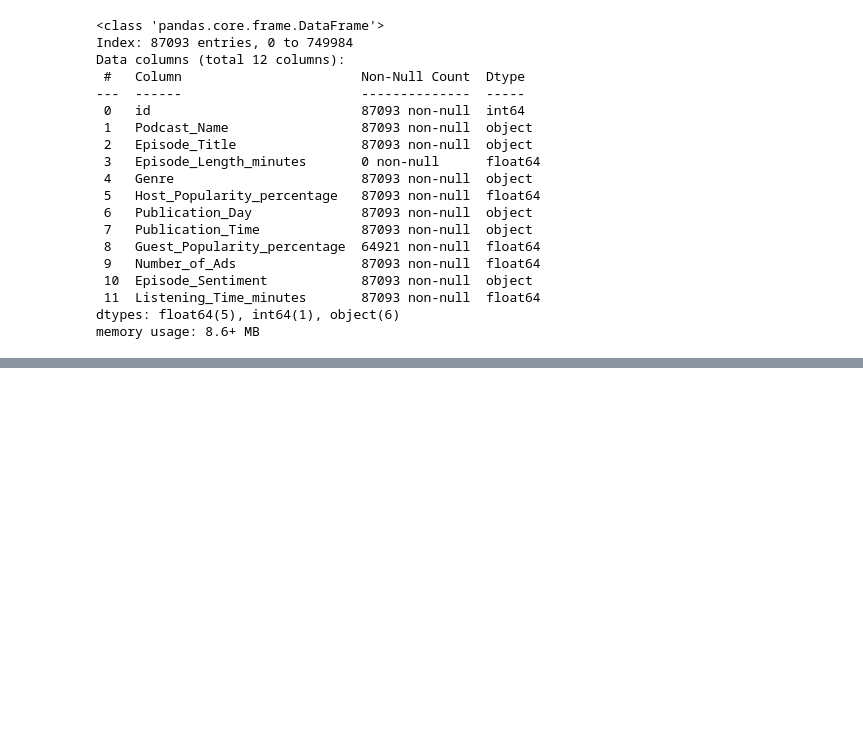
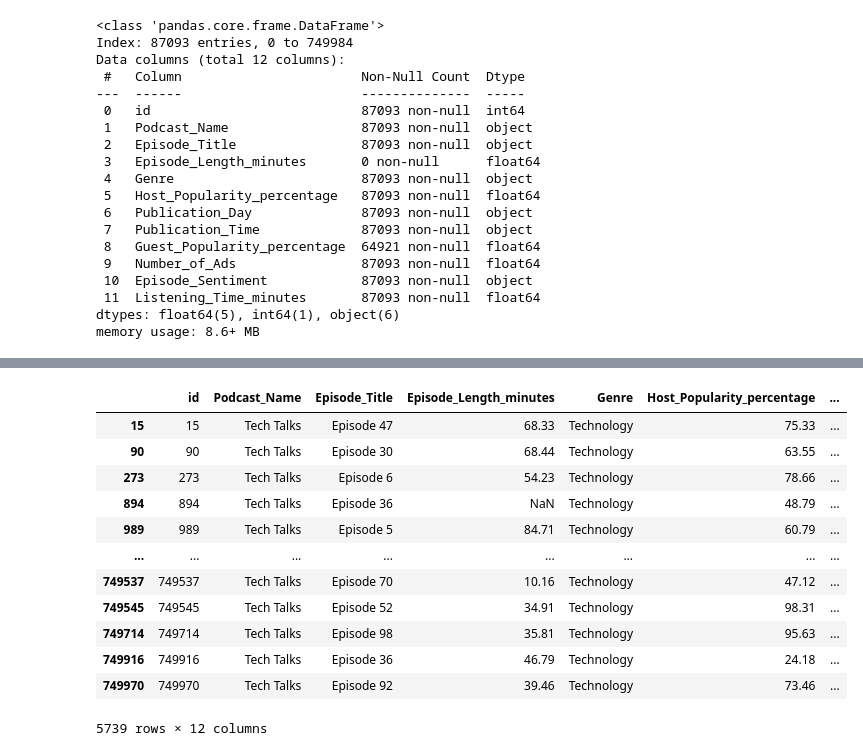
Before and after one commit to jcevall1/Podcast, a Jupyter notebook: Initial_Exploration.ipynb, the cells around one changed output, grey strips where cells are left out. Saved outputs shown, nothing was run; the diff lists cells and outputs as text; code cells hidden in the pictures; blank space fills up the shorter version.

```diff
--- a/Initial_Exploration.ipynb
+++ b/Initial_Exploration.ipynb
@@ -245,0 +247,16 @@ memory usage: 8.6+ MB
+# %%
+Prog_Tech_Talks[Prog_Tech_Talks['Publication_Time']=='Evening']
+# %% [output]
+|  | id | Podcast_Name | Episode_Title | Episode_Length_minutes | Genre | Host_Popularity_percentage | ... |
+| 15 | 15 | Tech Talks | Episode 47 | 68.33 | Technology | 75.33 | ... |
+| 90 | 90 | Tech Talks | Episode 30 | 68.44 | Technology | 63.55 | ... |
+| 273 | 273 | Tech Talks | Episode 6 | 54.23 | Technology | 78.66 | ... |
+| 894 | 894 | Tech Talks | Episode 36 | NaN | Technology | 48.79 | ... |
+| 989 | 989 | Tech Talks | Episode 5 | 84.71 | Technology | 60.79 | ... |
+| ... | ... | ... | ... | ... | ... | ... | ... |
+| 749537 | 749537 | Tech Talks | Episode 70 | 10.16 | Technology | 47.12 | ... |
+| 749545 | 749545 | Tech Talks | Episode 52 | 34.91 | Technology | 98.31 | ... |
+| 749714 | 749714 | Tech Talks | Episode 98 | 35.81 | Technology | 95.63 | ... |
+| 749916 | 749916 | Tech Talks | Episode 36 | 46.79 | Technology | 24.18 | ... |
+| 749970 | 749970 | Tech Talks | Episode 92 | 39.46 | Technology | 73.46 | ... |
+5739 rows × 12 columns
```
Also changed, not shown: parts of 14 cells of this notebook, 3 other files.
